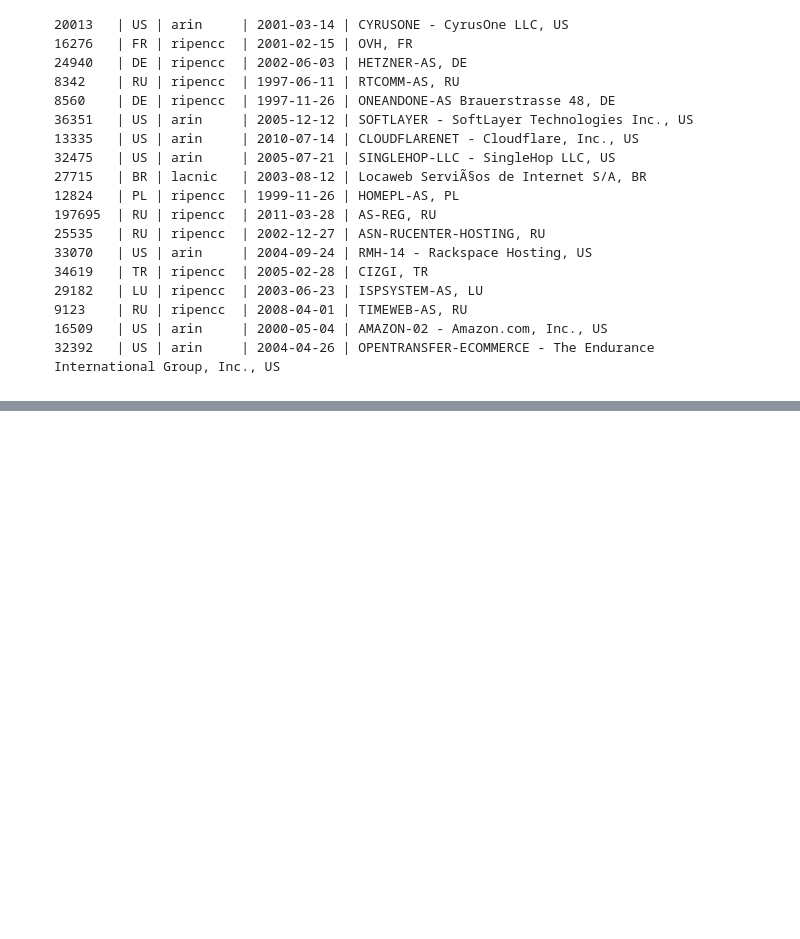
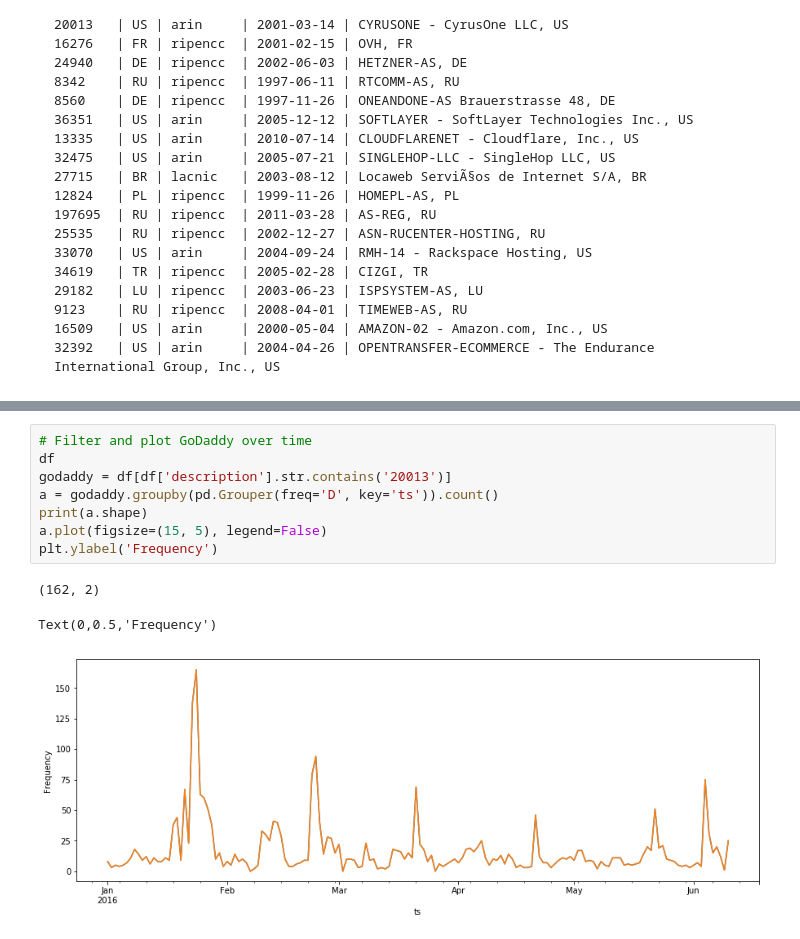
Before and after one commit to Yzoni/economics-cybsec, a Jupyter notebook: block_3/code_b3.ipynb, the cells around one changed output, grey strips where cells are left out. Saved outputs shown, nothing was run; the diff lists cells and outputs as text; blank space fills up the shorter version.

```diff
--- a/block_3/code_b3.ipynb
+++ b/block_3/code_b3.ipynb
@@ -323,0 +388,12 @@ AS      | CC | Registry | Allocated  | AS Name
+# %%
+# Filter and plot GoDaddy over time
+df
+godaddy = df[df['description'].str.contains('20013')]
+a = godaddy.groupby(pd.Grouper(freq='D', key='ts')).count()
+print(a.shape)
+a.plot(figsize=(15, 5), legend=False)
+plt.ylabel('Frequency')
+# %% [output]
+(162, 2)
+Text(0,0.5,'Frequency')
+[figure, added]
```
Also changed, not shown: parts of 9 cells of this notebook.
